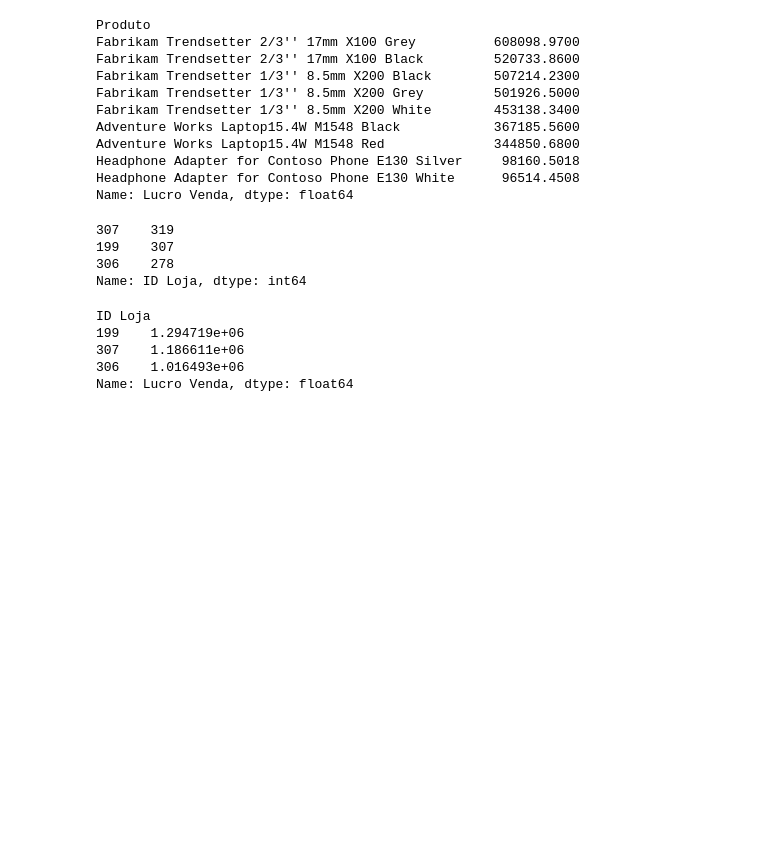
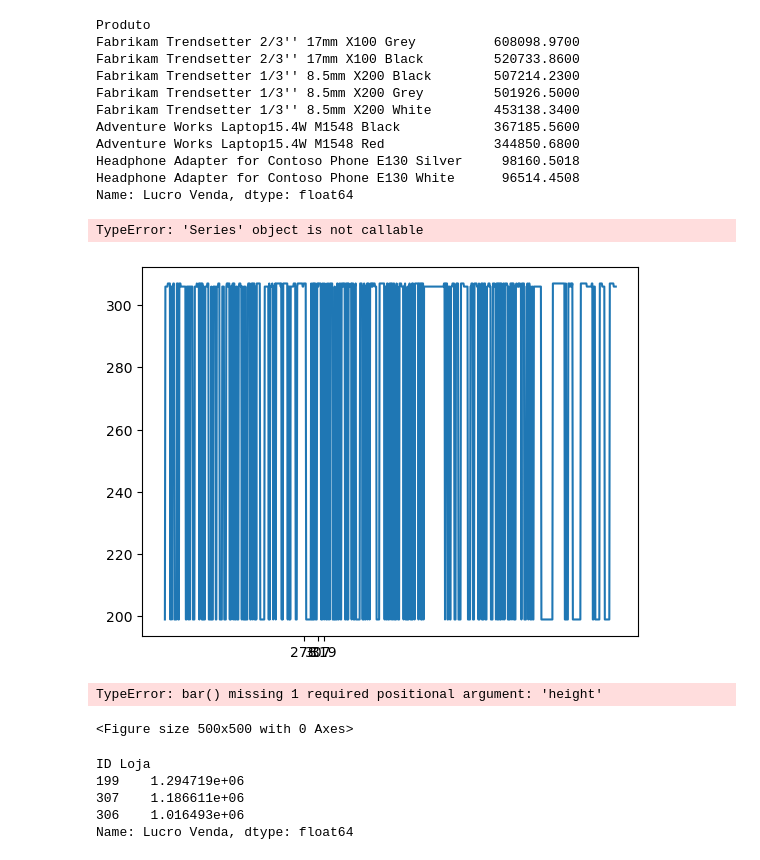
Before and after one commit to jonnypaiva/relatorio, a Jupyter notebook: Automação de relatório.ipynb, the cells around one changed output. Drawn from its saved outputs; the diff is of its cells as text; code cells hidden in the pictures; blank space fills up the shorter version.

```diff
--- a/Automação de relatório.ipynb
+++ b/Automação de relatório.ipynb
@@ -372,12 +372,22 @@ Headphone Adapter for Contoso Phone E130 Silver     98160.5018
 Headphone Adapter for Contoso Phone E130 White      96514.4508
 Name: Lucro Venda, dtype: float64
 # %%
-df['ID Loja'].value_counts()
+idloja = df['ID Loja'].head()
+print(resultx)
 # %% [output]
-307    319
-199    307
-306    278
-Name: ID Loja, dtype: int64
+TypeError: 'Series' object is not callable
+# %%
+plt.xticks (df['ID Loja'].value_counts())
+plt.plot (df['ID Loja'])
+plt.show()
+# %% [output]
+[figure, added]
+# %%
+fig = plt.figure(figsize = (5, 5))
+plt.bar(resultx, color ='r', width = 0.4)
+# %% [output]
+TypeError: bar() missing 1 required positional argument: 'height'
+<Figure size 500x500 with 0 Axes>
 # %%
 df.groupby('ID Loja')['Lucro Venda'].sum().sort_values(ascending=False)
 # %% [output]
```
Also changed, not shown: parts of 12 cells of this notebook.
